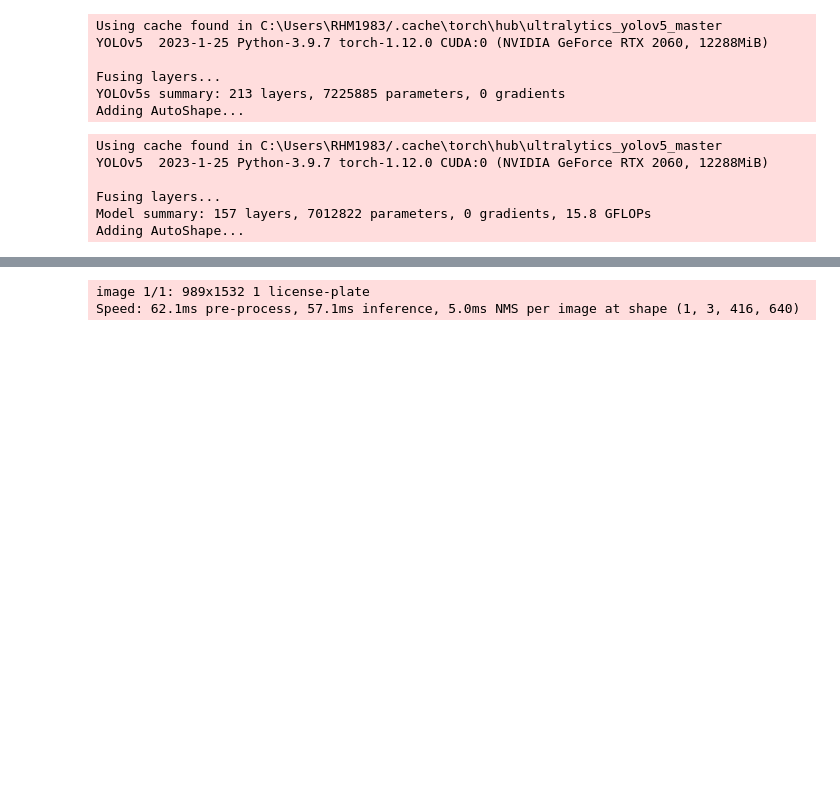
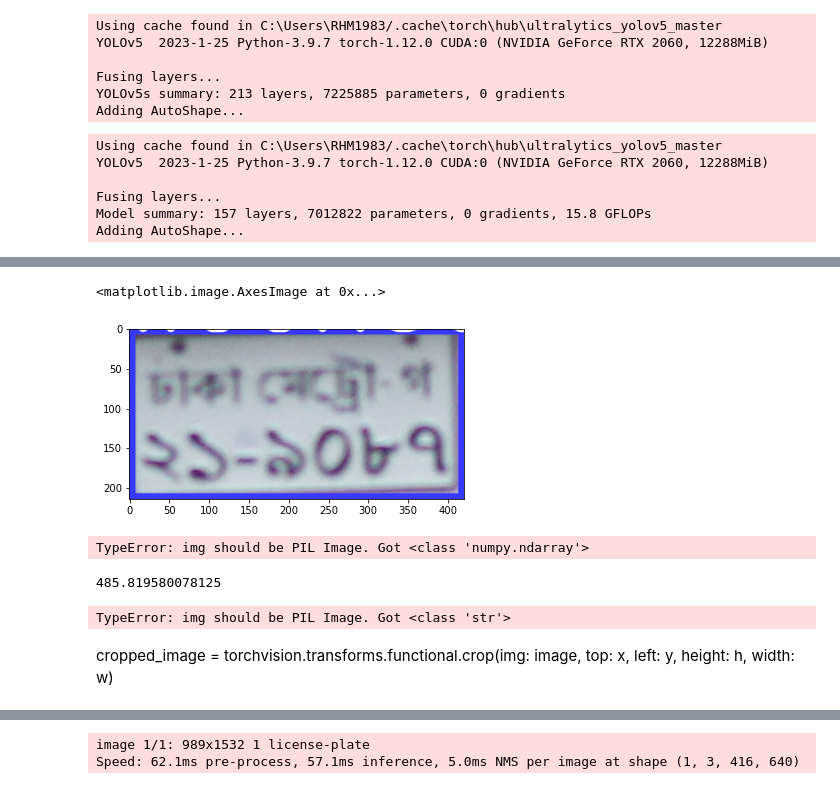
Before and after one commit to rahem1983/CSE_498r, a Jupyter notebook: Yolo_test_0.01.ipynb, the cells around one changed output, grey strips where cells are left out. Drawn from its saved outputs; the diff is of its cells as text; code cells hidden in the pictures; blank space fills up the shorter version.

```diff
--- a/Yolo_test_0.01.ipynb
+++ b/Yolo_test_0.01.ipynb
@@ -61,0 +90,13 @@ plt.show()
+# %%
+cropped_image  = image[location_arr[1]:location_arr[3], location_arr[0]:location_arr[2]]
+
+%matplotlib inline
+
+plt.imshow(cv2.cvtColor(cropped_image, cv2.COLOR_BGR2RGB))
+# %% [output]
+<matplotlib.image.AxesImage at 0x...>
+[figure, added]
+# %%
+sharp_croped_img = F.adjust_sharpness(cropped_image, 5)
+# %% [output]
+TypeError: img should be PIL Image. Got <class 'numpy.ndarray'>
@@ -61,0 +108,10 @@ plt.show()
+# %%
+x
+# %% [output]
+485.819580078125
+# %%
+cropped_image = torchvision.transforms.functional.crop(image, x, y, h, w)
+# %% [output]
+TypeError: img should be PIL Image. Got <class 'str'>
+# %% [markdown]
+cropped_image = torchvision.transforms.functional.crop(img: image, top: x, left: y, height: h, width: w)
```
Also changed, not shown: parts of 15 cells of this notebook, 2 other files.
